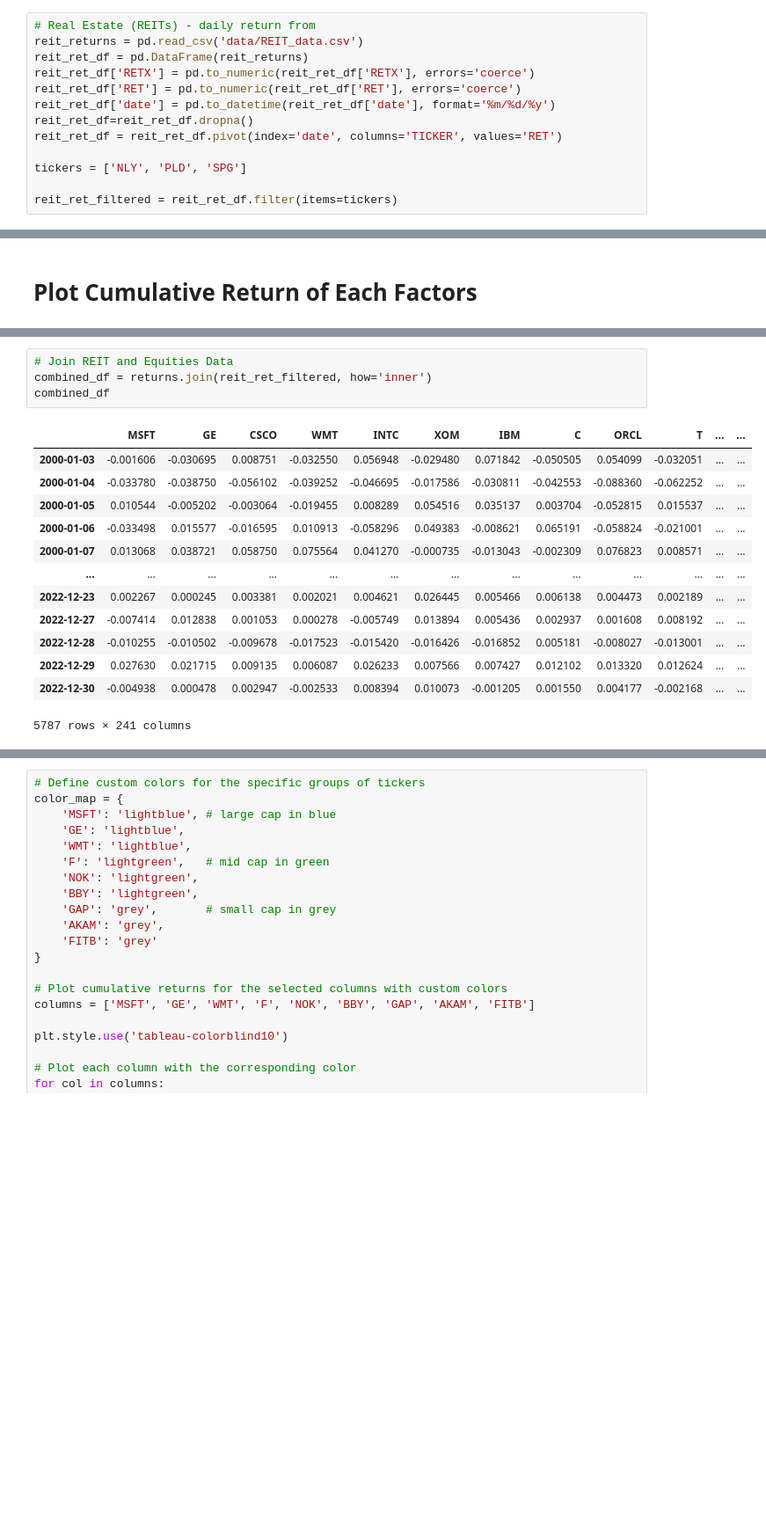
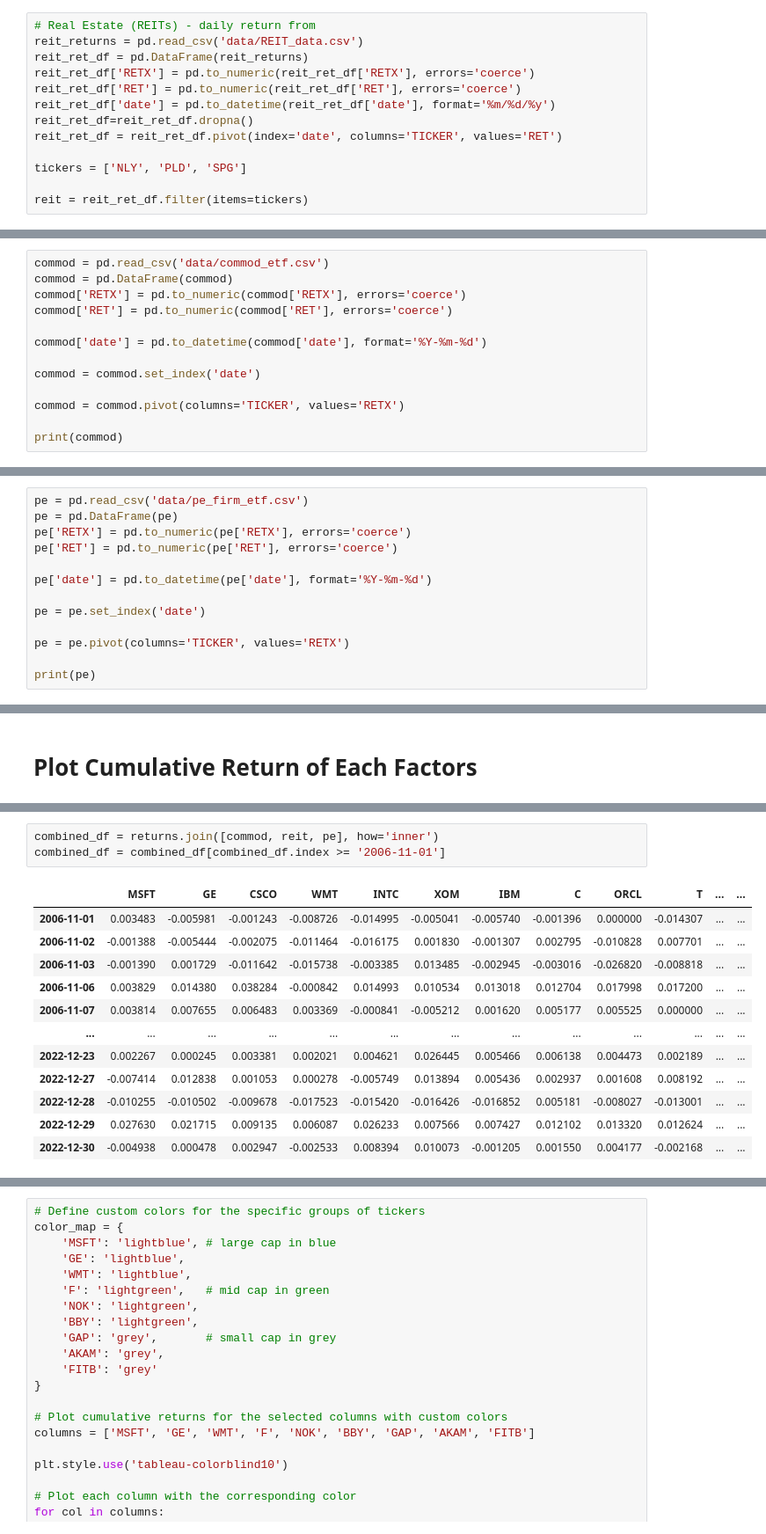
Before and after one commit to JLFrick/MFE-230ZAB-Deep-Learning-and-Applications, a Jupyter notebook: Replication_Predicting_Covariance_Matrices/large_universe_model.ipynb, the cells around one changed output, grey strips where cells are left out. Shown at 88% size. Saved outputs shown, nothing was run; the diff lists cells and outputs as text; blank space fills up the shorter version.

Commit message:
combined pe and commod

```diff
--- a/Replication_Predicting_Covariance_Matrices/large_universe_model.ipynb
+++ b/Replication_Predicting_Covariance_Matrices/large_universe_model.ipynb
@@ -143,4 +166,4 @@ reit_ret_df = reit_ret_df.pivot(index='date', columns='TICKER', values='RET')
 
 tickers = ['NLY', 'PLD', 'SPG']
 
-reit_ret_filtered = reit_ret_df.filter(items=tickers)
+reit = reit_ret_df.filter(items=tickers)
@@ -163,0 +189,13 @@ reit_ret_filtered
+# %%
+commod = pd.read_csv('data/commod_etf.csv')
+commod = pd.DataFrame(commod)
+commod['RETX'] = pd.to_numeric(commod['RETX'], errors='coerce')
+commod['RET'] = pd.to_numeric(commod['RET'], errors='coerce')
+
+commod['date'] = pd.to_datetime(commod['date'], format='%Y-%m-%d')
+
+commod = commod.set_index('date')
+
+commod = commod.pivot(columns='TICKER', values='RETX')
+
+print(commod)
@@ -163,0 +228,13 @@ reit_ret_filtered
+# %%
+pe = pd.read_csv('data/pe_firm_etf.csv')
+pe = pd.DataFrame(pe)
+pe['RETX'] = pd.to_numeric(pe['RETX'], errors='coerce')
+pe['RET'] = pd.to_numeric(pe['RET'], errors='coerce')
+
+pe['date'] = pd.to_datetime(pe['date'], format='%Y-%m-%d')
+
+pe = pe.set_index('date')
+
+pe = pe.pivot(columns='TICKER', values='RETX')
+
+print(pe)
@@ -176,21 +277,19 @@ plt.title('Cumulative Return of REITS')
 plt.yscale("log");
 # %% [output]
 [figure]
-# %%
-# Join REIT and Equities Data
-combined_df = returns.join(reit_ret_filtered, how='inner')
-combined_df
-# %% [output]
-|  | MSFT | GE | CSCO | WMT | INTC | XOM | IBM | C | ORCL | T | ... | ... |
-| 2000-01-03 | -0.001606 | -0.030695 | 0.008751 | -0.032550 | 0.056948 | -0.029480 | 0.071842 | -0.050505 | 0.054099 | -0.032051 | ... | ... |
-| 2000-01-04 | -0.033780 | -0.038750 | -0.056102 | -0.039252 | -0.046695 | -0.017586 | -0.030811 | -0.042553 | -0.088360 | -0.062252 | ... | ... |
-| 2000-01-05 | 0.010544 | -0.005202 | -0.003064 | -0.019455 | 0.008289 | 0.054516 | 0.035137 | 0.003704 | -0.052815 | 0.015537 | ... | ... |
-| 2000-01-06 | -0.033498 | 0.015577 | -0.016595 | 0.010913 | -0.058296 | 0.049383 | -0.008621 | 0.065191 | -0.058824 | -0.021001 | ... | ... |
-| 2000-01-07 | 0.013068 | 0.038721 | 0.058750 | 0.075564 | 0.041270 | -0.000735 | -0.013043 | -0.002309 | 0.076823 | 0.008571 | ... | ... |
-| ... | ... | ... | ... | ... | ... | ... | ... | ... | ... | ... | ... | ... |
-| 2022-12-23 | 0.002267 | 0.000245 | 0.003381 | 0.002021 | 0.004621 | 0.026445 | 0.005466 | 0.006138 | 0.004473 | 0.002189 | ... | ... |
-| 2022-12-27 | -0.007414 | 0.012838 | 0.001053 | 0.000278 | -0.005749 | 0.013894 | 0.005436 | 0.002937 | 0.001608 | 0.008192 | ... | ... |
-| 2022-12-28 | -0.010255 | -0.010502 | -0.009678 | -0.017523 | -0.015420 | -0.016426 | -0.016852 | 0.005181 | -0.008027 | -0.013001 | ... | ... |
-| 2022-12-29 | 0.027630 | 0.021715 | 0.009135 | 0.006087 | 0.026233 | 0.007566 | 0.007427 | 0.012102 | 0.013320 | 0.012624 | ... | ... |
-| 2022-12-30 | -0.004938 | 0.000478 | 0.002947 | -0.002533 | 0.008394 | 0.010073 | -0.001205 | 0.001550 | 0.004177 | -0.002168 | ... | ... |
-5787 rows × 241 columns
+# %%
+combined_df = returns.join([commod, reit, pe], how='inner')
+combined_df = combined_df[combined_df.index >= '2006-11-01']
+# %% [output]
+|  | MSFT | GE | CSCO | WMT | INTC | XOM | IBM | C | ORCL | T | ... | ... |
+| 2006-11-01 | 0.003483 | -0.005981 | -0.001243 | -0.008726 | -0.014995 | -0.005041 | -0.005740 | -0.001396 | 0.000000 | -0.014307 | ... | ... |
+| 2006-11-02 | -0.001388 | -0.005444 | -0.002075 | -0.011464 | -0.016175 | 0.001830 | -0.001307 | 0.002795 | -0.010828 | 0.007701 | ... | ... |
+| 2006-11-03 | -0.001390 | 0.001729 | -0.011642 | -0.015738 | -0.003385 | 0.013485 | -0.002945 | -0.003016 | -0.026820 | -0.008818 | ... | ... |
+| 2006-11-06 | 0.003829 | 0.014380 | 0.038284 | -0.000842 | 0.014993 | 0.010534 | 0.013018 | 0.012704 | 0.017998 | 0.017200 | ... | ... |
+| 2006-11-07 | 0.003814 | 0.007655 | 0.006483 | 0.003369 | -0.000841 | -0.005212 | 0.001620 | 0.005177 | 0.005525 | 0.000000 | ... | ... |
+| ... | ... | ... | ... | ... | ... | ... | ... | ... | ... | ... | ... | ... |
+| 2022-12-23 | 0.002267 | 0.000245 | 0.003381 | 0.002021 | 0.004621 | 0.026445 | 0.005466 | 0.006138 | 0.004473 | 0.002189 | ... | ... |
+| 2022-12-27 | -0.007414 | 0.012838 | 0.001053 | 0.000278 | -0.005749 | 0.013894 | 0.005436 | 0.002937 | 0.001608 | 0.008192 | ... | ... |
+| 2022-12-28 | -0.010255 | -0.010502 | -0.009678 | -0.017523 | -0.015420 | -0.016426 | -0.016852 | 0.005181 | -0.008027 | -0.013001 | ... | ... |
+| 2022-12-29 | 0.027630 | 0.021715 | 0.009135 | 0.006087 | 0.026233 | 0.007566 | 0.007427 | 0.012102 | 0.013320 | 0.012624 | ... | ... |
+| 2022-12-30 | -0.004938 | 0.000478 | 0.002947 | -0.002533 | 0.008394 | 0.010073 | -0.001205 | 0.001550 | 0.004177 | -0.002168 | ... | ... |
```
Also changed, not shown: parts of 13 cells of this notebook.
